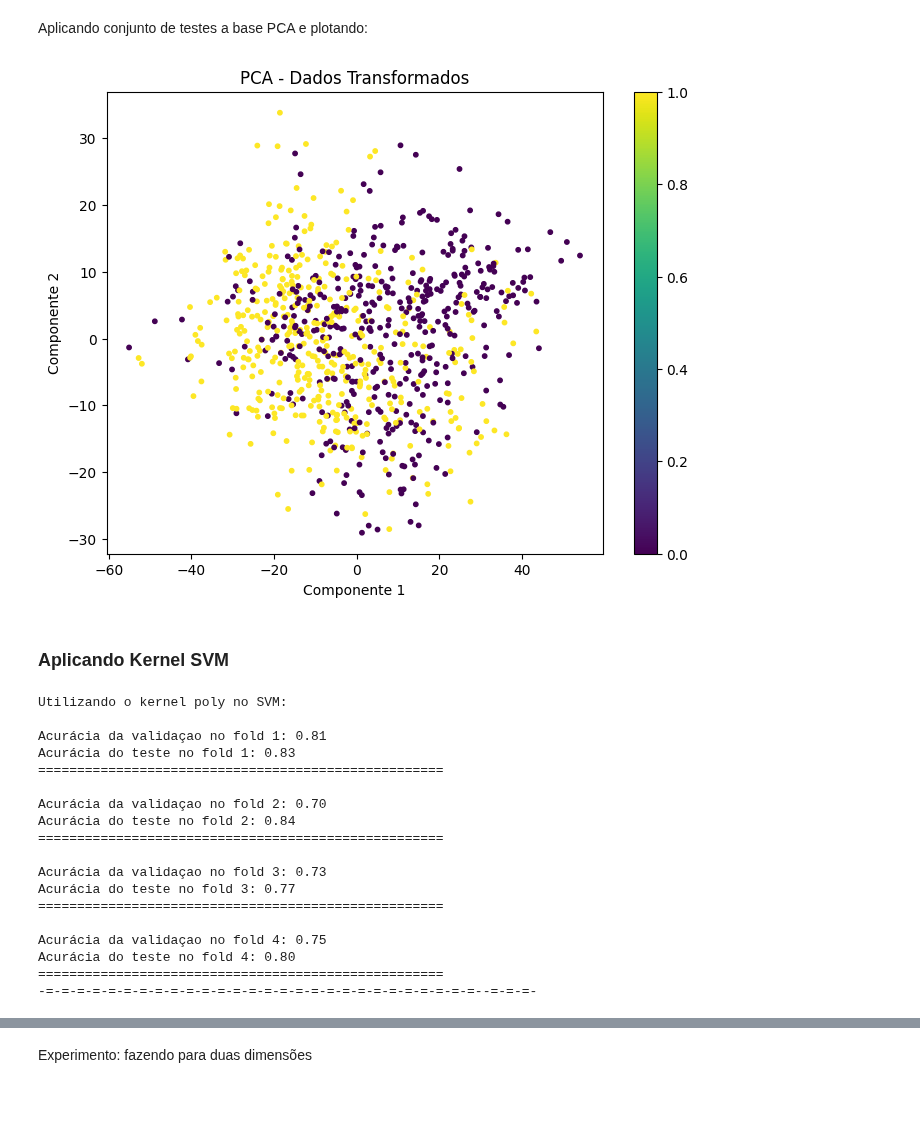
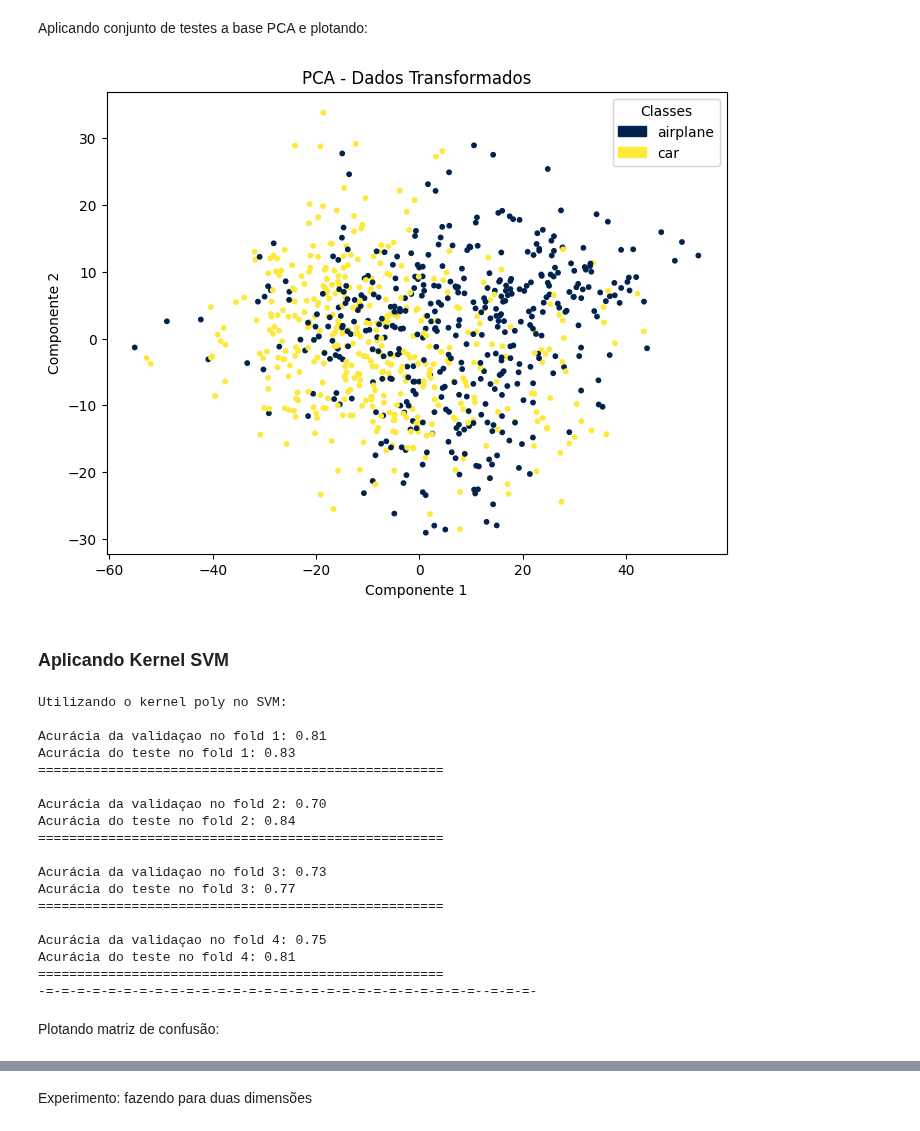
Before and after one commit to lorran-araujo/LNCC, a Jupyter notebook: disciplinas/redes-neurais/codes/lista3/exercicio1.ipynb, the cells around one changed output, grey strips where cells are left out. Drawn from its saved outputs; the diff is of its cells as text; code cells hidden in the pictures; blank space fills up the shorter version.

```diff
--- a/disciplinas/redes-neurais/codes/lista3/exercicio1.ipynb
+++ b/disciplinas/redes-neurais/codes/lista3/exercicio1.ipynb
@@ -194,10 +190,16 @@ X_test_kpca = kpca.transform(X_test)
 # %% [markdown]
 Plotando o KPCA:
 # %%
-def plot_kpca(x, y, title):
+def plot_kpca(x, y, title, class_labels):
     plt.figure(figsize=(8, 6))
-    scatter = plt.scatter(x[:, 0], x[:, 1], c=y.ravel(), cmap='viridis', s=10)
-    plt.colorbar(scatter)
+
+    unique_classes = sorted(list(set(y.ravel())))
+    cmap = plt.get_cmap('cividis', len(unique_classes))
+    scatter = plt.scatter(x[:, 0], x[:, 1], c=y.ravel(), cmap=cmap, s=10)
+
+    handles = [mpatches.Patch(color=cmap(i / (len(unique_classes)-1)), label=class_labels[i]) for i in range(len(unique_classes))]
+
+    plt.legend(handles=handles, title="Classes")
     plt.title(title)
     plt.xlabel('Componente 1')
     plt.ylabel('Componente 2')
@@ -366,9 +412,9 @@ Aplicando conjunto de testes a base PCA e plotando:
 # %%
 X_test_pca = pca.transform(X_test)
 # %%
-plot_kpca(x_train_pca, y_train, 'PCA - Dados Transformados')
+plot_kpca(x_train_pca, y_train, 'PCA - Dados Transformados',["airplane", "car"])
 # %% [output]
-[figure, old version]
+[figure, new version]
 # %% [markdown]
 ### Aplicando Kernel SVM
 # %%
@@ -393,7 +439,7 @@ for ker in kernels:
         y_train4, y_val = y_train[train_index], y_train[test_index]
 
         # cria e treinar o modelo SVM
-        clf_kernel = SVC(kernel=ker, C=1.0)
+        clf_kernel = SVC(kernel=ker)
         clf_kernel.fit(X_train4, y_train4.ravel())
 
         svm_kernel.append(clf_kernel)
@@ -429,6 +475,8 @@ Acurácia do teste no fold 3: 0.77
 ====================================================
 
 Acurácia da validaçao no fold 4: 0.75
-Acurácia do teste no fold 4: 0.80
+Acurácia do teste no fold 4: 0.81
 ====================================================
 -=-=-=-=-=-=-=-=-=-=-=-=-=-=-=-=-=-=-=-=-=-=-=-=-=-=-=-=--=-=-=-
+# %% [markdown]
+Plotando matriz de confusão:
```
Also changed, not shown: parts of 21 cells of this notebook, 25 other files.
